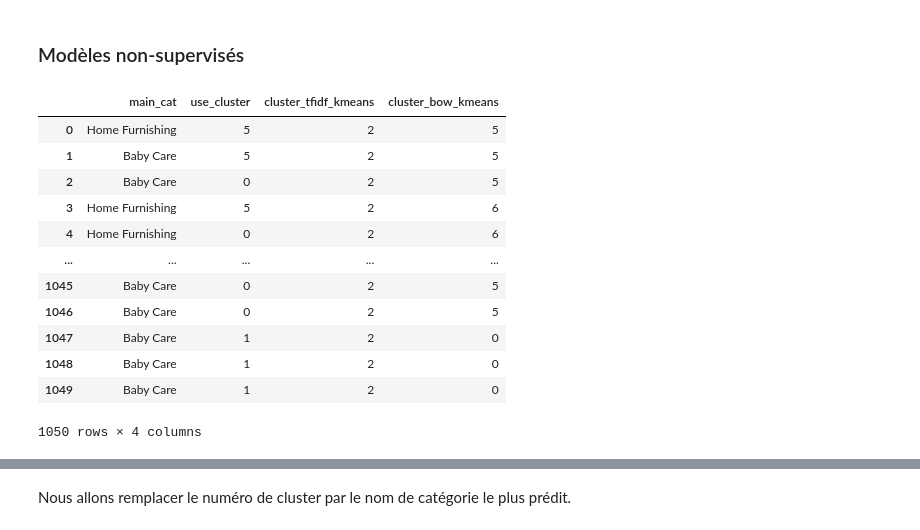
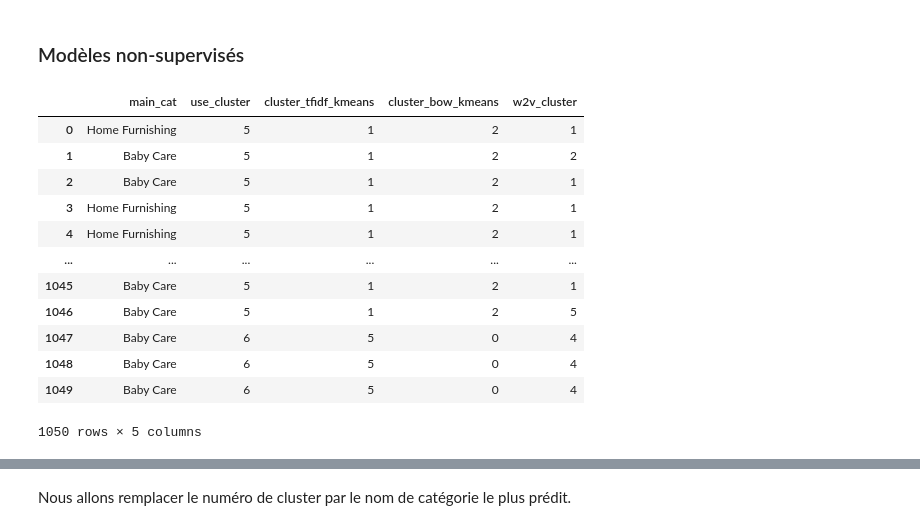
Before and after one commit to AbdulmagedALKHULAIFI/Automatic-classifer-consumer-goods, a Jupyter notebook: p6_1_NLP.ipynb, the cells around one changed output, grey strips where cells are left out. Saved outputs shown, nothing was run; the diff lists cells and outputs as text; code cells hidden in the pictures.

```diff
--- a/p6_1_NLP.ipynb
+++ b/p6_1_NLP.ipynb
@@ -475,0 +482,18 @@ model.docvecs.most_similar(positive = [test_doc_vector])
+# %%
+# Pour chaque phrase, on fait la somme des vecteurs associés aux mots qui la composent
+# adding word vectors of  for each sentence
+def get_vect(word, model):
+    try:
+        return model.wv[word]
+    except KeyError:
+        return np.zeros((model.vector_size,))
+
+def sum_vectors(phrase, model):
+    return sum(get_vect(w, model) for w in phrase)
+
+def word2vec_features(X, model):
+    feats = np.vstack([sum_vectors(p, model) for p in X])
+    return feats
+
+wv_train_feat = word2vec_features(sentences, w2v_model)
+wv_train_feat.shape
@@ -484,7 +532,8 @@ def createInput(vectorizer):
 # %%
 navie_bayes_classifier = naive_bayes.MultinomialNB()
 # %%
-kmeans = KMeans(n_clusters = 7, n_init = 17, n_jobs = -1, tol = 0.01, max_iter = 200)
+kmeans = KMeans(n_clusters=7, init='k-means++', n_init=10, max_iter=300, random_state=0)
+
 def cluster_kmeans(vect):
 
     kmeans.fit(vect)
@@ -544,3 +639,9 @@ Try using .loc[row_indexer,col_indexer] = value instead
 
 See the caveats in the documentation: https://pandas.pydata.org/pandas-docs/stable/user_guide/indexing.html#returning-a-view-versus-a-copy
   import sys
+# %%
+# make clusters
+# kmeans.fit(X_wv_train_feat)
+kmeans.fit(wv_train_feat)
+
+dataMini.loc[:,'w2v_cluster'] = kmeans.labels_
@@ -546,0 +659,10 @@ See the caveats in the documentation: https://pandas.pydata.org/pandas-docs/stab
+# %%
+# use_embeddings = USE_embed(dataMini.description)['outputs'].numpy()
+use_embeddings = USE_embed(dataMini.text_clean)['outputs'].numpy()
+
+kmeans = kmeans.fit(use_embeddings)
+
+dataMini.loc[:,'use_cluster'] = None
+dataMini.loc[:,'use_cluster'] = kmeans.labels_
+
+display(dataMini.sort_values(by = 'main_cat'))
@@ -574,22 +725,22 @@ createConfusionMatrix(y_test,bow_predicted)
 # %% [markdown]
 ### Modèles non-supervisés
 # %%
-dataReduced = dataMini[['main_cat','use_cluster','cluster_tfidf_kmeans','cluster_bow_kmeans']]
+dataReduced = dataMini[['main_cat','use_cluster','cluster_tfidf_kmeans','cluster_bow_kmeans','w2v_cluster']]
 dataReduced
 # %% [output]
-|  | main_cat | use_cluster | cluster_tfidf_kmeans | cluster_bow_kmeans |
-| 0 | Home Furnishing | 5 | 2 | 5 |
-| 1 | Baby Care | 5 | 2 | 5 |
-| 2 | Baby Care | 0 | 2 | 5 |
-| 3 | Home Furnishing | 5 | 2 | 6 |
-| 4 | Home Furnishing | 0 | 2 | 6 |
-| ... | ... | ... | ... | ... |
-| 1045 | Baby Care | 0 | 2 | 5 |
-| 1046 | Baby Care | 0 | 2 | 5 |
-| 1047 | Baby Care | 1 | 2 | 0 |
-| 1048 | Baby Care | 1 | 2 | 0 |
-| 1049 | Baby Care | 1 | 2 | 0 |
+|  | main_cat | use_cluster | cluster_tfidf_kmeans | cluster_bow_kmeans | w2v_cluster |
+| 0 | Home Furnishing | 5 | 1 | 2 | 1 |
+| 1 | Baby Care | 5 | 1 | 2 | 2 |
+| 2 | Baby Care | 5 | 1 | 2 | 1 |
+| 3 | Home Furnishing | 5 | 1 | 2 | 1 |
+| 4 | Home Furnishing | 5 | 1 | 2 | 1 |
+| ... | ... | ... | ... | ... | ... |
+| 1045 | Baby Care | 5 | 1 | 2 | 1 |
+| 1046 | Baby Care | 5 | 1 | 2 | 5 |
+| 1047 | Baby Care | 6 | 5 | 0 | 4 |
+| 1048 | Baby Care | 6 | 5 | 0 | 4 |
+| 1049 | Baby Care | 6 | 5 | 0 | 4 |
-1050 rows × 4 columns
+1050 rows × 5 columns
 # %%
 def predict_category(data, features_extrater):
 
```
Also changed, not shown: parts of 60 cells of this notebook.
